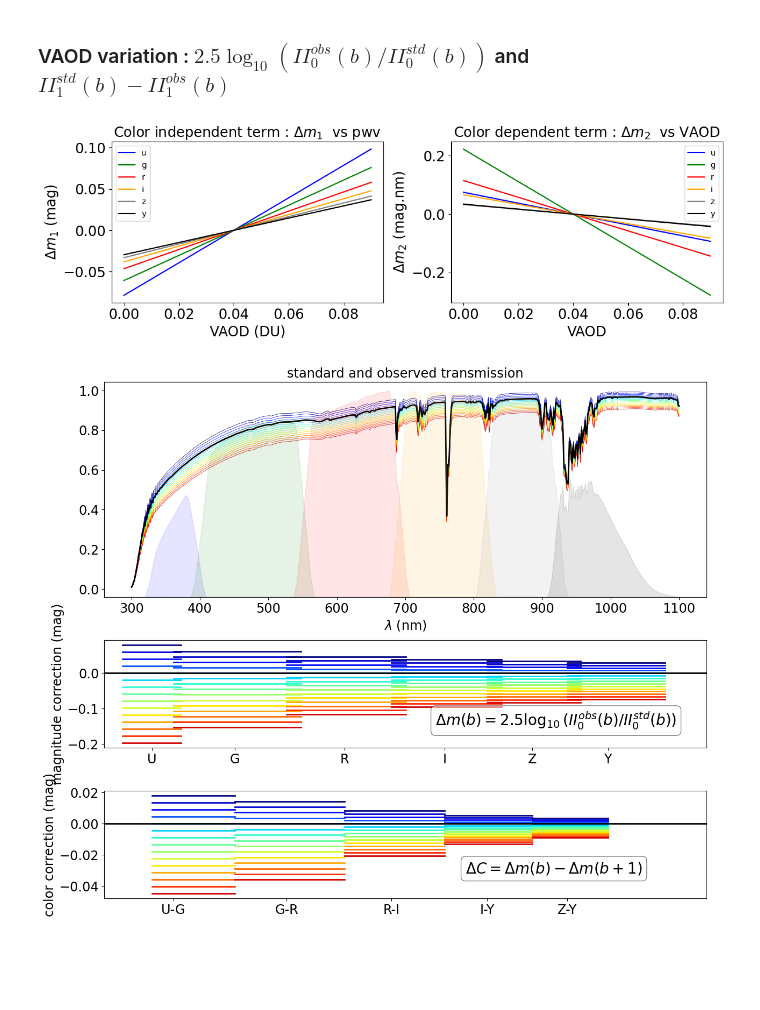
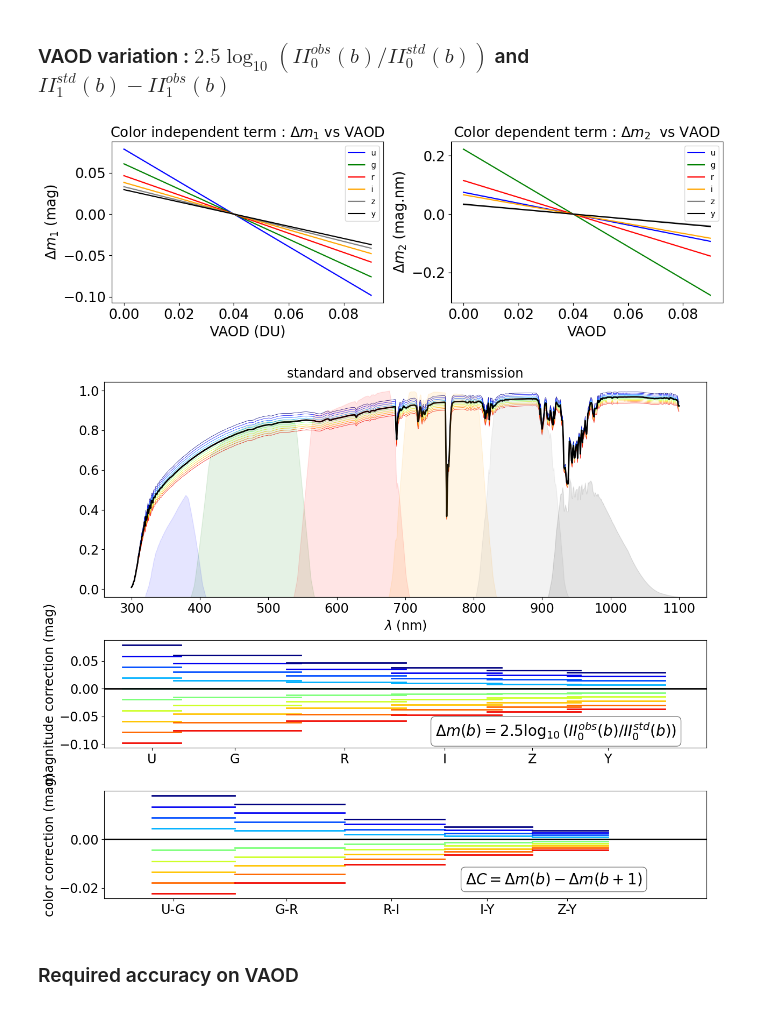
Before and after one commit to sylvielsstfr/RubinLSSTPhotometricCorrTuto, a Jupyter notebook: notebooks/02_PhotometricCorrections/02a_IntroPhotomCorrections.ipynb, the cells around one changed output. Drawn from its saved outputs; the diff is of its cells as text; code cells hidden in the pictures; blank space fills up the shorter version.

```diff
--- a/notebooks/02_PhotometricCorrections/02a_IntroPhotomCorrections.ipynb
+++ b/notebooks/02_PhotometricCorrections/02a_IntroPhotomCorrections.ipynb
@@ -462,7 +473,7 @@ for ifilt,f in enumerate(filter_tagnames):
     for index_am,am in enumerate(all_am):
         the_II0_ratio = pc.coll_all_II0ratio_nonstd[index_am][f]
 
-        Y[index_am] = -2.5*np.log10(the_II0_ratio)
+        Y[index_am] = 2.5*np.log10(the_II0_ratio)
     ax.plot(all_am,Y,'-',color=filter_color[ifilt],label=f)
 ax.set_xlabel('airmass')
 ax.set_ylabel('$\Delta m_1$ (mag)')
@@ -695,7 +708,7 @@ for ifilt,f in enumerate(filter_tagnames):
     for index_pwv,pwv in enumerate(all_pwv):
         the_II0_ratio = pc.coll_all_II0ratio_nonstd[index_pwv][f]
 
-        Y[index_pwv] = -2.5*np.log10(the_II0_ratio)
+        Y[index_pwv] = 2.5*np.log10(the_II0_ratio)
     ax.plot(all_pwv,Y,'-',color=filter_color[ifilt],label=f)
 ax.set_xlabel('pwv')
 ax.set_ylabel('$\Delta m_1$ (mag)')
@@ -931,11 +980,11 @@ for ifilt,f in enumerate(filter_tagnames):
     for index_oz,oz in enumerate(all_oz):
         the_II0_ratio = pc.coll_all_II0ratio_nonstd[index_oz][f]
 
-        Y[index_oz] = -2.5*np.log10(the_II0_ratio)
+        Y[index_oz] = 2.5*np.log10(the_II0_ratio)
     ax.plot(all_oz,Y,'-',color=filter_color[ifilt],label=f)
 ax.set_xlabel('Ozone (DU)')
 ax.set_ylabel('$\Delta m_1$ (mag)')
-ax.set_title('Color independent term : $\Delta m_1$  vs pwv')
+ax.set_title('Color independent term : $\Delta m_1$ vs ozone')
 ax.legend()
 
 
@@ -950,7 +999,7 @@ for ifilt,f in enumerate(filter_tagnames):
     ax.plot(all_oz,Y,'-',color=filter_color[ifilt],label=f)
 ax.set_xlabel('Ozone (DU)')
 ax.set_ylabel('$\Delta m_2$ (mag.nm)')
-ax.set_title('Color dependent term : $\Delta m_2$  vs pwv')
+ax.set_title('Color dependent term : $\Delta m_2$ vs ozone')
 ax.legend()
 plt.tight_layout()
 plt.show()
@@ -1167,11 +1254,11 @@ for ifilt,f in enumerate(filter_tagnames):
     for index_aer,aer in enumerate(all_taus):
         the_II0_ratio = pc.coll_all_II0ratio_nonstd[index_aer][f]
 
-        Y[index_aer] = -2.5*np.log10(the_II0_ratio)
+        Y[index_aer] = 2.5*np.log10(the_II0_ratio)
     ax.plot(all_taus,Y,'-',color=filter_color[ifilt],label=f)
 ax.set_xlabel('VAOD (DU)')
 ax.set_ylabel('$\Delta m_1$ (mag)')
-ax.set_title('Color independent term : $\Delta m_1$  vs pwv')
+ax.set_title('Color independent term : $\Delta m_1$ vs VAOD')
 ax.legend()
 
 
@@ -1191,7 +1278,7 @@ ax.legend()
 plt.tight_layout()
 plt.show()
 # %% [output]
-[figure, old version]
+[figure, new version]
 # %%
 # wavelength bin colors
 NOBS = len(all_taus)
@@ -1259,7 +1346,7 @@ props = dict(boxstyle='round', facecolor='w', alpha=0.5)
 textstr="$\Delta m(b) = 2.5 \log_{10} (II_0^{obs}(b)/II_0^{std}(b))$"
 #axs2.set_title(textstr)
 # place a text box in upper left in axes coords
-axs2.text(0.55, 0.35, textstr, transform=axs2.transAxes, fontsize=20,
+axs2.text(0.55, 0.25, textstr, transform=axs2.transAxes, fontsize=20,
         verticalalignment='top', bbox=props)
 #axs2.text(0.05, 0.2, textstr, transform=axs2.transAxes, fontsize=20,
 #        verticalalignment='top', bbox=props)
@@ -1275,32 +1362,34 @@ for ifilt,f in enumerate(filter_tagnames):
     fnext = filter_tagnames[ifilt+1]
 
     the_div_mag = np.zeros(NTAU)
     # loop on pwv to get the difference on II
     for idx_aer,aer in enumerate(all_taus):
         the_II0_ratio1 = pc.coll_all_II0ratio_nonstd[idx_aer][f]
         the_II0_ratio2 = pc.coll_all_II0ratio_nonstd[idx_aer][fnext]
 
         dcolor = 2.5*np.log10( the_II0_ratio1)-2.5*np.log10(the_II0_ratio2)
         xx= [FILTERWL[ifilt,2],FILTERWL[ifilt+1,2]]
         yy= [dcolor,dcolor]
         axs3.plot(xx,yy,color=all_colors[idx_aer],lw=2)
 axs3.set_xlim(WLMIN,WLMAX)
 axs3.axhline(y=0,lw=2,color="k")
 #axs3.set_xlabel("$\lambda$ (nm)")
 
 axs3.set_xticks(FILTERWL[1:,0])
 axs3.set_xticklabels(Filtercolor_tagnames, minor=False)
 
 axs3.set_ylabel("color correction (mag)")
 #axs3.grid()
 textstr="$\Delta C = \Delta m(b) - \Delta m(b+1)$"
 #axs2.set_title(textstr)
 # place a text box in upper left in axes coords
-axs3.text(0.60, 0.35, textstr, transform=axs3.transAxes, fontsize=20,
+axs3.text(0.60, 0.25, textstr, transform=axs3.transAxes, fontsize=20,
         verticalalignment='top', bbox=props)
 #axs3.text(0.05, 0.2, textstr, transform=axs3.transAxes, fontsize=20,
 #        verticalalignment='top', bbox=props)
 
 plt.tight_layout()
 # %% [output]
-[figure, old version]
+[figure, new version]
+# %% [markdown]
+### Required accuracy on VAOD
```
Also changed, not shown: parts of 13 cells of this notebook, 1 other file.
